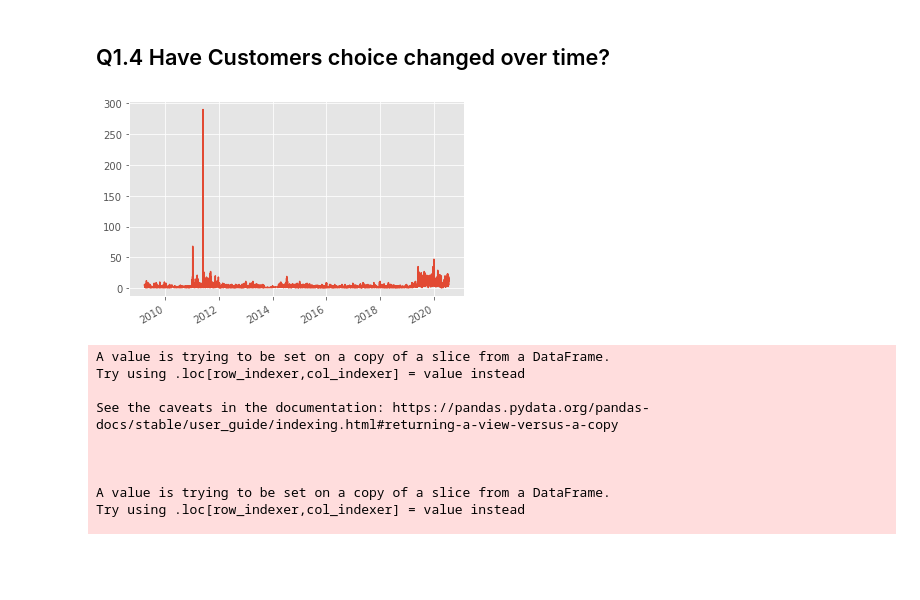
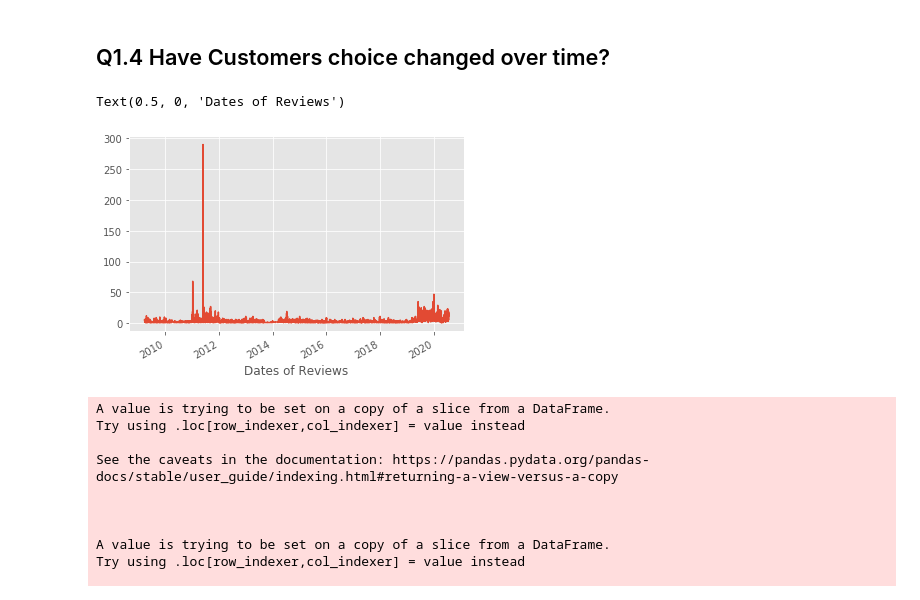
Before and after one commit to chuntao20/python_webscrap_project, a Jupyter notebook: BlueNile_data_analysis.ipynb, the cells around one changed output. Drawn from its saved outputs; the diff is of its cells as text; code cells hidden in the pictures; blank space fills up the shorter version.

```diff
--- a/BlueNile_data_analysis.ipynb
+++ b/BlueNile_data_analysis.ipynb
@@ -432,10 +462,11 @@ Text(0.5, 1.0, 'Price for side stone sizes')
 # %%
 data['date'].value_counts().plot()
 data['date'].value_counts().sort_index().nsmallest(10)
 ts_data = data.set_index('date')
-# ts_data.head()
+plt.xlabel('Dates of Reviews')
 # %% [output]
+Text(0.5, 0, 'Dates of Reviews')
-[figure, old version]
+[figure, new version]
 # %%
 # data.loc[data['date']<=2012-12-31,'period'] = '09-12'
 # data.loc[(data['date']>2012-12-31) & (data['date']<=2017-12-31),'period'] = '13-17'
```
Also changed, not shown: parts of 27 cells of this notebook, 21 other files.
